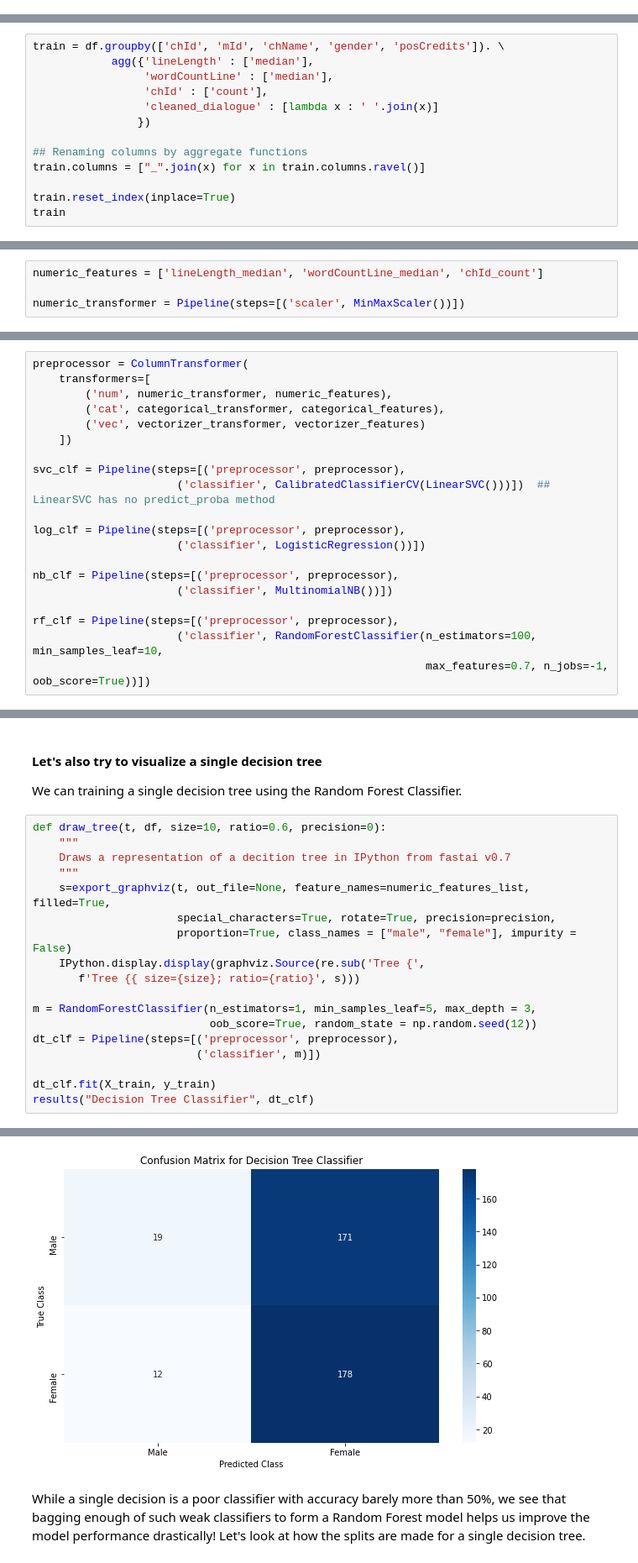
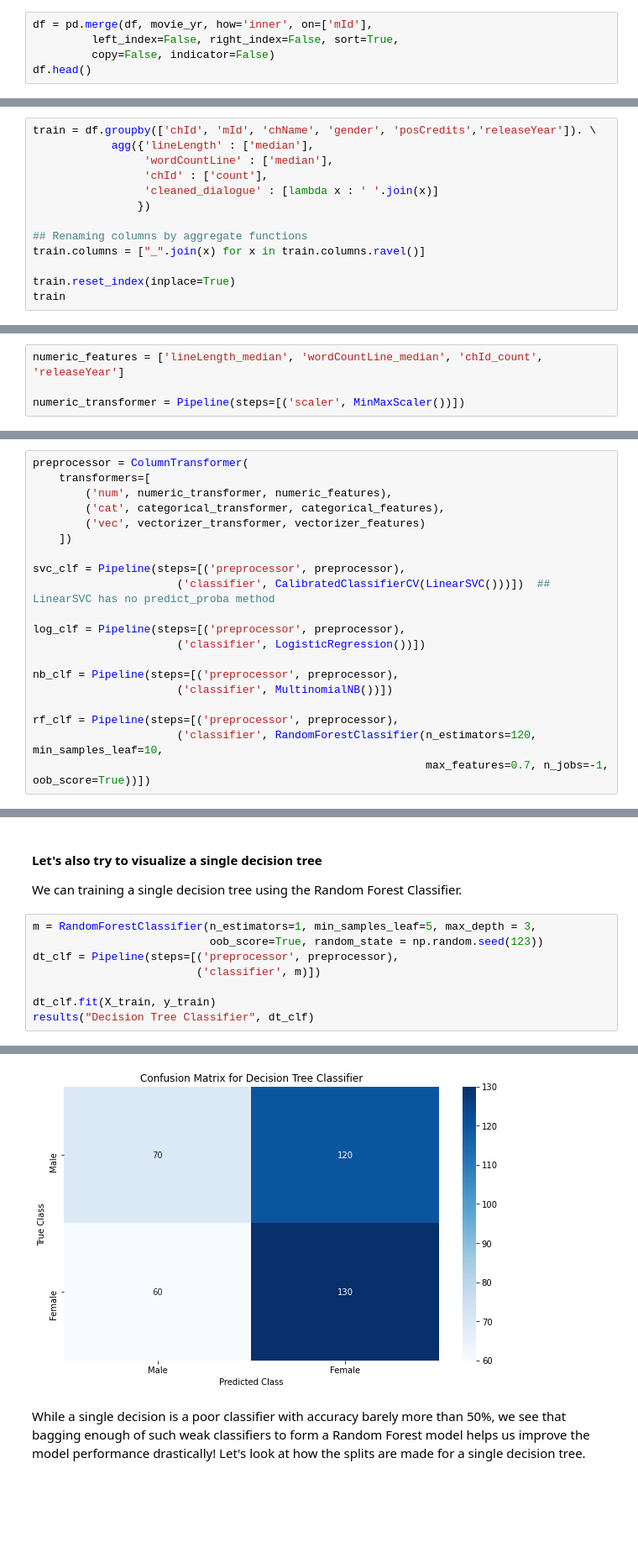
Before and after one commit to pritesh-shrivastava/pritesh-shrivastava.github.io, a Jupyter notebook: assets/files/gender-classifier-based-on-movie-dialogues.ipynb, the cells around one changed output, grey strips where cells are left out. Shown at 84% size. Drawn from its saved outputs; the diff is of its cells as text; blank space fills up the shorter version.

```diff
--- a/assets/files/gender-classifier-based-on-movie-dialogues.ipynb
+++ b/assets/files/gender-classifier-based-on-movie-dialogues.ipynb
@@ -179,0 +218,5 @@ df.shape
+# %%
+df = pd.merge(df, movie_yr, how='inner', on=['mId'],
+         left_index=False, right_index=False, sort=True,
+         copy=False, indicator=False)
+df.head()
@@ -241,7 +290,7 @@ df[['cleaned_dialogue','dialogue']].head()
 ### Create training dataset
 Now, we can aggregate all data for a particular movie character into 1 record. We will combine their dialogue tokens from the entire movie, calculate their median dialogue length by characters & words, and count their total no of lines in the movie.
 # %%
-train = df.groupby(['chId', 'mId', 'chName', 'gender', 'posCredits']). \
+train = df.groupby(['chId', 'mId', 'chName', 'gender', 'posCredits','releaseYear']). \
             agg({'lineLength' : ['median'],
                  'wordCountLine' : ['median'],
                  'chId' : ['count'],
@@ -348,7 +404,7 @@ class Converter(BaseEstimator, TransformerMixin):
 # %% [markdown]
 Pipeline for numeric features
 # %%
-numeric_features = ['lineLength_median', 'wordCountLine_median', 'chId_count']
+numeric_features = ['lineLength_median', 'wordCountLine_median', 'chId_count', 'releaseYear']
 
 numeric_transformer = Pipeline(steps=[('scaler', MinMaxScaler())])
 # %% [markdown]
@@ -386,7 +442,7 @@ nb_clf = Pipeline(steps=[('preprocessor', preprocessor),
                       ('classifier', MultinomialNB())])
 
 rf_clf = Pipeline(steps=[('preprocessor', preprocessor),
-                      ('classifier', RandomForestClassifier(n_estimators=100, min_samples_leaf=10,
+                      ('classifier', RandomForestClassifier(n_estimators=120, min_samples_leaf=10,
                                                             max_features=0.7, n_jobs=-1, oob_score=True))])
 # %% [markdown]
 Fitting the preprocessing & classifier pipelines on training data
@@ -512,18 +583,8 @@ We see that dialogue keywords like "oh", "love", "like", "darling", "want", "hon
 
 We can training a single decision tree using the Random Forest Classifier.
 # %%
-def draw_tree(t, df, size=10, ratio=0.6, precision=0):
-    """
-    Draws a representation of a decition tree in IPython from fastai v0.7
-    """
-    s=export_graphviz(t, out_file=None, feature_names=numeric_features_list, filled=True,
-                      special_characters=True, rotate=True, precision=precision,
-                      proportion=True, class_names = ["male", "female"], impurity = False)
-    IPython.display.display(graphviz.Source(re.sub('Tree {',
-       f'Tree {{ size={size}; ratio={ratio}', s)))
-
 m = RandomForestClassifier(n_estimators=1, min_samples_leaf=5, max_depth = 3,
-                           oob_score=True, random_state = np.random.seed(12))
+                           oob_score=True, random_state = np.random.seed(123))
 dt_clf = Pipeline(steps=[('preprocessor', preprocessor),
                          ('classifier', m)])
 
@@ -542,3 +603,3 @@ weighted avg       0.56      0.52      0.42       380
-[figure, old version]
+[figure, new version]
 # %% [markdown]
 While a single decision is a poor classifier with accuracy barely more than 50%, we see that bagging enough of such weak classifiers to form a Random Forest model helps us improve the model performance drastically! Let's look at how the splits are made for a single decision tree.
```
Also changed, not shown: parts of 18 cells of this notebook, 11 other files.
